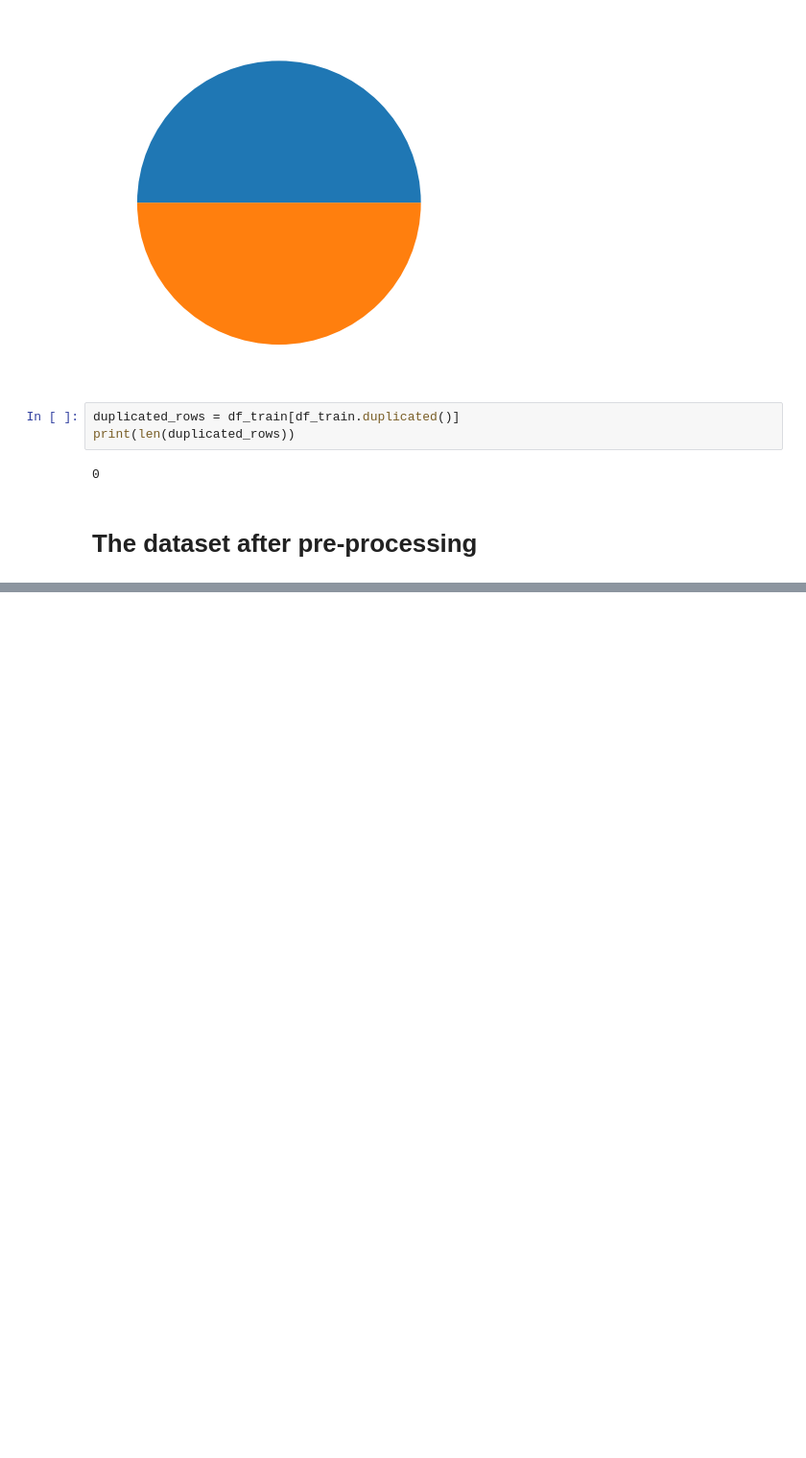
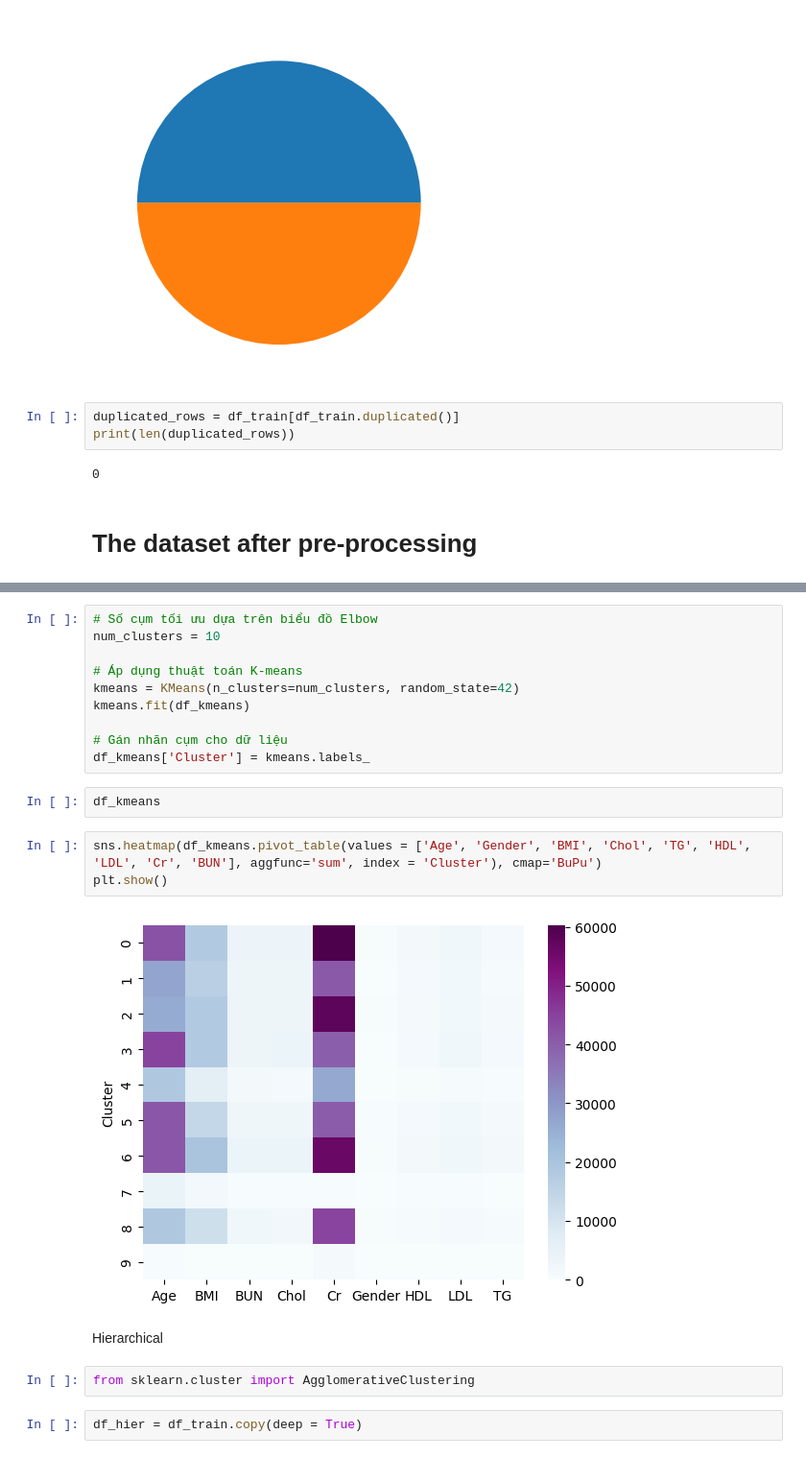
Before and after one commit to tathithienthanh/DataAnalysis_Diagnosis-of-diabetes-based-on-data-set-of-blood-test-result, a Jupyter notebook: PTDL_BTL.ipynb, the cells around one changed output, grey strips where cells are left out. Shown at 96% size. Cells and saved outputs as stored; diff of their text form; blank space fills up the shorter version.

```diff
--- a/PTDL_BTL.ipynb
+++ b/PTDL_BTL.ipynb
@@ -717,0 +625,23 @@ plt.gca().spines[['top', 'right']].set_visible(False)
+# %%
+# Số cụm tối ưu dựa trên biểu đồ Elbow
+num_clusters = 10
+
+# Áp dụng thuật toán K-means
+kmeans = KMeans(n_clusters=num_clusters, random_state=42)
+kmeans.fit(df_kmeans)
+
+# Gán nhãn cụm cho dữ liệu
+df_kmeans['Cluster'] = kmeans.labels_
+# %%
+df_kmeans
+# %%
+sns.heatmap(df_kmeans.pivot_table(values = ['Age', 'Gender', 'BMI', 'Chol', 'TG', 'HDL', 'LDL', 'Cr', 'BUN'], aggfunc='sum', index = 'Cluster'), cmap='BuPu')
+plt.show()
+# %% [output]
+[figure, added]
+# %% [markdown]
+Hierarchical
+# %%
+from sklearn.cluster import AgglomerativeClustering
+# %%
+df_hier = df_train.copy(deep = True)
```
Also changed, not shown: parts of 44 cells of this notebook.
